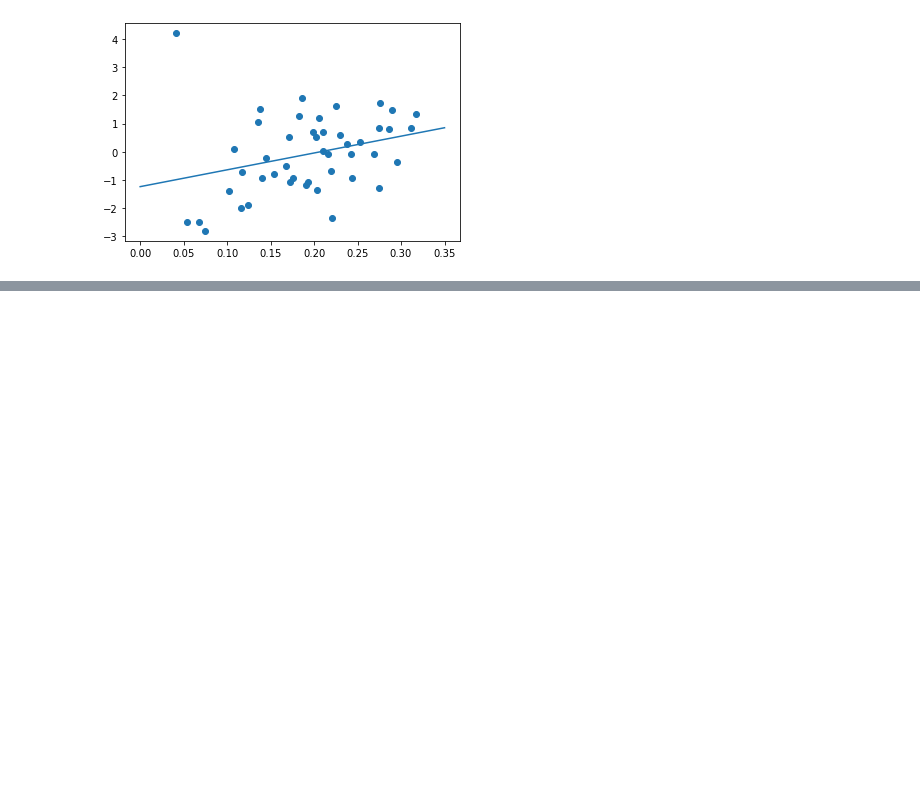
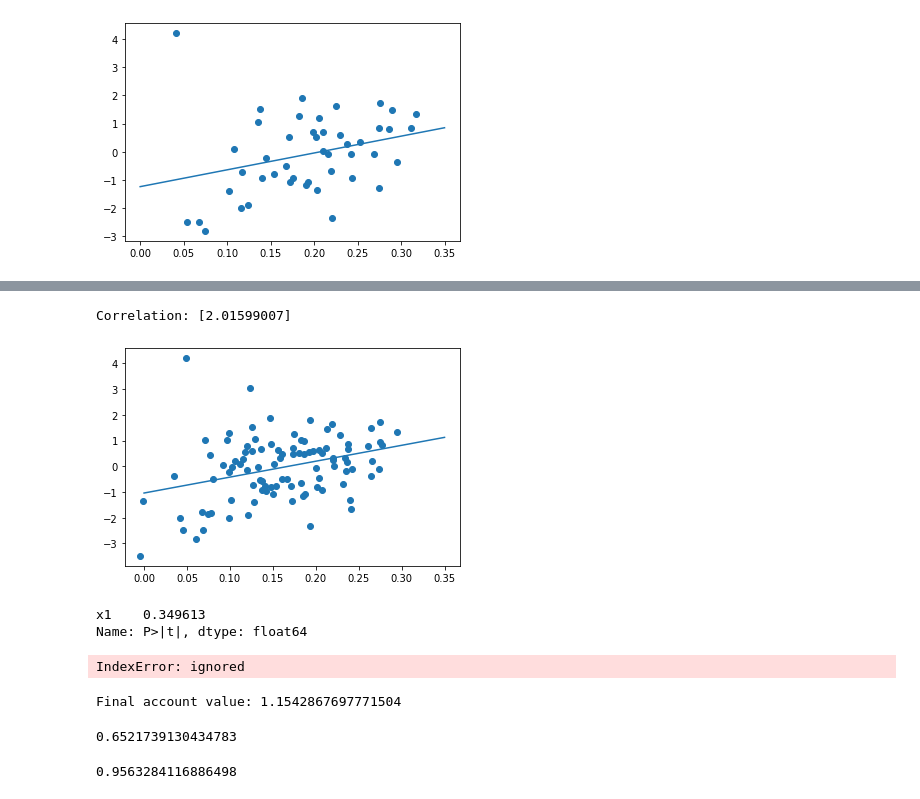
Before and after one commit to serveer/SP500-Tweet-Sentiment, a Jupyter notebook: Market_Predict.ipynb, the cells around one changed output, grey strips where cells are left out. Drawn from its saved outputs; the diff is of its cells as text; code cells hidden in the pictures; blank space fills up the shorter version.

```diff
--- a/Market_Predict.ipynb
+++ b/Market_Predict.ipynb
@@ -97,0 +201,6 @@ init
+# %%
+senti_old['date']=pd.to_datetime(senti_old['created_at']).dt.strftime('%Y-%m-%d')
+all_senti=senti[['date','text','predicted_label']].append(senti_old[['date','text','predicted_label']])
+all_senti['date']=pd.to_datetime(pd.to_datetime(all_senti['date']).dt.strftime('%Y-%m-%d'))
+all_senti_final=pd.merge(df[['pre','change']],all_senti,left_on='pre',right_on='date')
+all_senti.head()
@@ -97,0 +229,3 @@ init
+# %%
+all_grouped=all_senti_final.groupby('date').mean()
+all_grouped.head()
@@ -97,0 +240,55 @@ init
+# %%
+print('Correlation:',np.correlate(all_grouped['predicted_label'],all_grouped['change']))
+x = np.array(all_grouped['predicted_label'])
+y = np.array(all_grouped['change'])
+# %% [output]
+Correlation: [2.01599007]
+# %%
+lr = LinearRegression()
+lr.fit(x.reshape(-1,1),y.reshape(-1,1))
+ls = np.linspace(0,0.35,100).reshape(-1,1)
+pred = lr.predict(ls)
+plt.plot(ls,pred)
+plt.scatter(all_grouped['predicted_label'],all_grouped['change']);
+# %% [output]
+[figure, added]
+# %%
+import statsmodels.api as sm
+mod = sm.OLS(y,x)
+fii = mod.fit()
+p_values = fii.summary2().tables[1]['P>|t|']
+p_values
+# %% [output]
+x1    0.349613
+Name: P>|t|, dtype: float64
+# %%
+all_grouped['predicted_label'][d]
+# %% [output]
+IndexError: ignored
+# %%
+init = 1
+cor = 0
+for d in merged.index:
+    if lr.predict(np.array(all_grouped['predicted_label'][d]).reshape(-1,1)) > 0:
+        init *= (1+all_grouped['change'][d]/100)
+        if all_grouped['change'][d]>0:
+            cor+=1
+    else:
+        init *= (1-all_grouped['change'][d]/100)
+        if all_grouped['change'][d]<0:
+            cor+=1
+print('Final account value:',init)
+# %% [output]
+Final account value: 1.1542867697771504
+# %%
+accuracy = cor/len(merged)
+accuracy
+# %% [output]
+0.6521739130434783
+# %%
+init = 1
+for d in merged.index:
+    init *= (1+all_grouped['change'][d]/100)
+init
+# %% [output]
+0.9563284116886498
```
Also changed, not shown: parts of 19 cells of this notebook.
